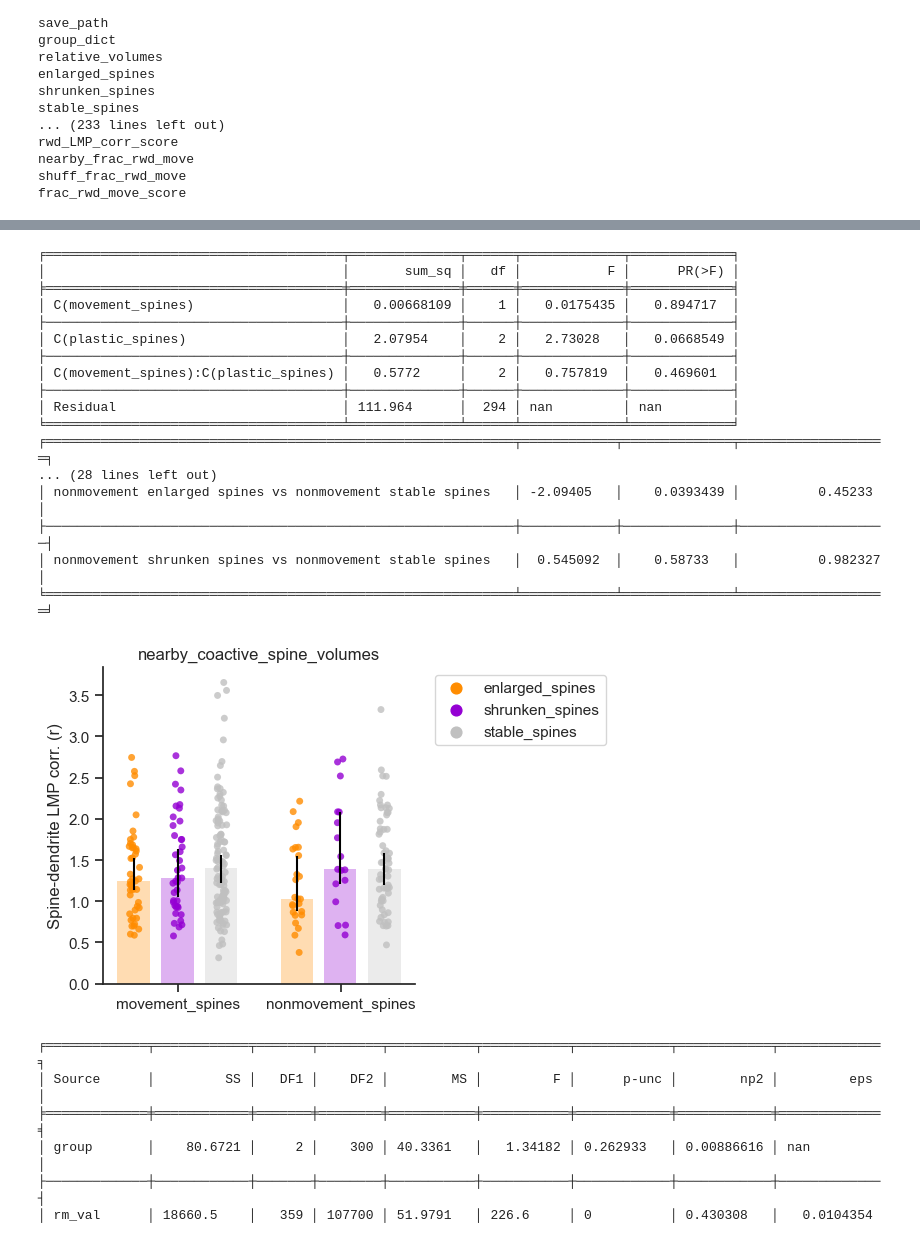
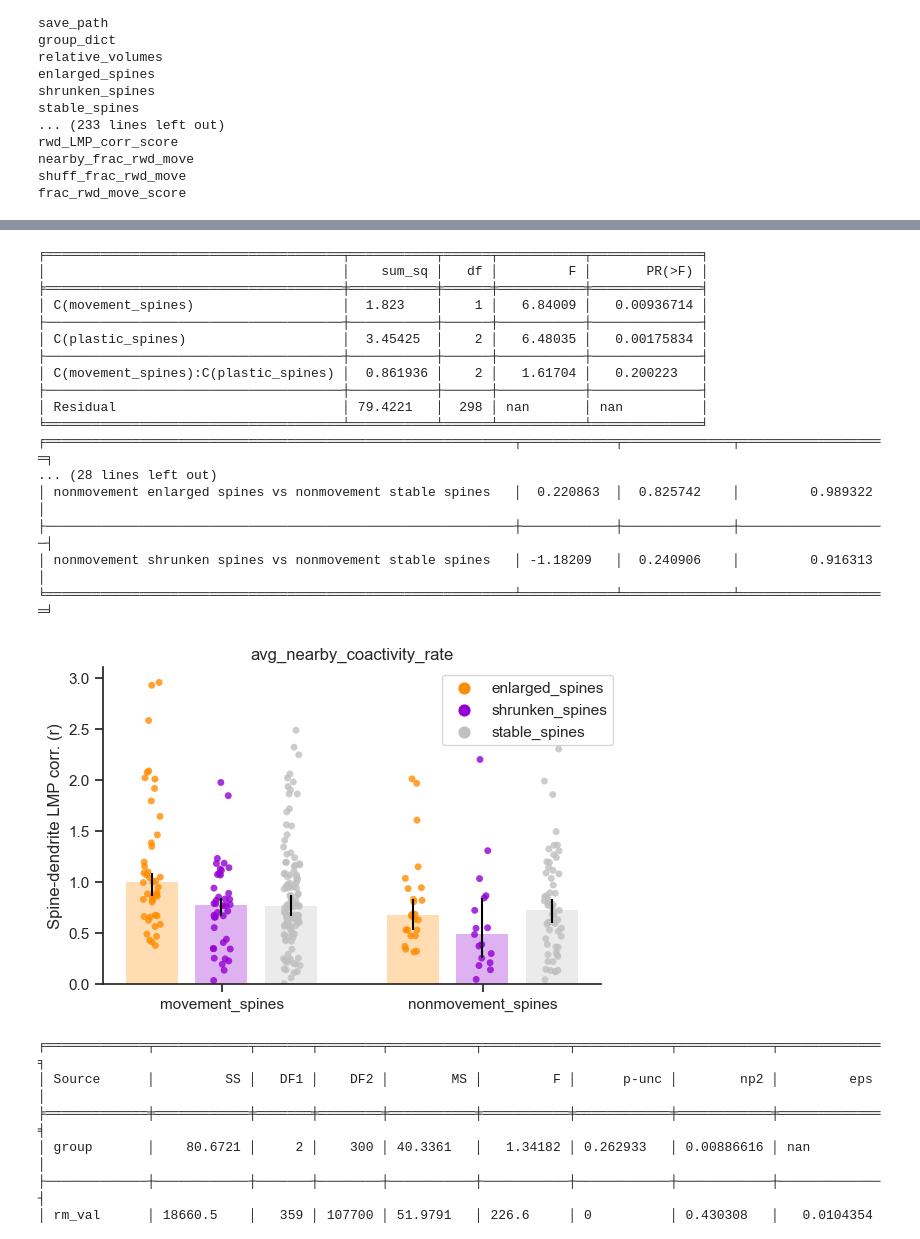
Before and after one commit to wjakewright/Lab_Analyses, a Jupyter notebook: Lab_Analyses/Spine_Analysis/Batch_Coactivity_Analysis.ipynb, the cells around one changed output, grey strips where cells are left out. Saved outputs shown, nothing was run; the diff lists cells and outputs as text; code cells hidden in the pictures.

```diff
--- a/Lab_Analyses/Spine_Analysis/Batch_Coactivity_Analysis.ipynb
+++ b/Lab_Analyses/Spine_Analysis/Batch_Coactivity_Analysis.ipynb
@@ -383,46 +383,46 @@ F statistic: 4.807750710591661     p_value: 0.09036706932785704
 # %%
 
 plot_data.plot_multi_group_scatter_plots(
-    variable_name="nearby_coactive_spine_volumes",
+    variable_name="avg_nearby_coactivity_rate",
     group_type="movement_spines",
     subgroup_type="plastic_spines",
     mean_type="median",
     err_type="CI",
     figsize=(6,4),
     ytitle="Spine-dendrite LMP corr. (r)",
     ylim=None,
     s_colors=["darkorange", "darkviolet", "silver"],
     s_alpha=0.8,
     s_size=5,
     b_colors=["darkorange", "darkviolet", "silver"],
     b_edgecolors="black",
     b_err_colors="black",
     b_width=0.2,
     b_linewidth=0,
     b_alpha=0.3,
     test_method="holm-sidak",
     save=False,
     save_path=figure_path,
 )
 # %% [output]
-╒══════════════════════════════════════╤══════════════╤══════╤═════════════╤═════════════╕
-│                                      │       sum_sq │   df │           F │      PR(>F) │
-╞══════════════════════════════════════╪══════════════╪══════╪═════════════╪═════════════╡
-│ C(movement_spines)                   │   0.00668109 │    1 │   0.0175435 │   0.894717  │
-├──────────────────────────────────────┼──────────────┼──────┼─────────────┼─────────────┤
-│ C(plastic_spines)                    │   2.07954    │    2 │   2.73028   │   0.0668549 │
-├──────────────────────────────────────┼──────────────┼──────┼─────────────┼─────────────┤
-│ C(movement_spines):C(plastic_spines) │   0.5772     │    2 │   0.757819  │   0.469601  │
-├──────────────────────────────────────┼──────────────┼──────┼─────────────┼─────────────┤
-│ Residual                             │ 111.964      │  294 │ nan         │ nan         │
-╘══════════════════════════════════════╧══════════════╧══════╧═════════════╧═════════════╛
+╒══════════════════════════════════════╤═══════════╤══════╤═══════════╤══════════════╕
+│                                      │    sum_sq │   df │         F │       PR(>F) │
+╞══════════════════════════════════════╪═══════════╪══════╪═══════════╪══════════════╡
+│ C(movement_spines)                   │  1.823    │    1 │   6.84009 │   0.00936714 │
+├──────────────────────────────────────┼───────────┼──────┼───────────┼──────────────┤
+│ C(plastic_spines)                    │  3.45425  │    2 │   6.48035 │   0.00175834 │
+├──────────────────────────────────────┼───────────┼──────┼───────────┼──────────────┤
+│ C(movement_spines):C(plastic_spines) │  0.861936 │    2 │   1.61704 │   0.200223   │
+├──────────────────────────────────────┼───────────┼──────┼───────────┼──────────────┤
+│ Residual                             │ 79.4221   │  298 │ nan       │ nan          │
+╘══════════════════════════════════════╧═══════════╧══════╧═══════════╧══════════════╛
 ╒════════════════════════════════════════════════════════════╤════════════╤══════════════╤═══════════════════╕
 ... (28 lines left out)
-│ nonmovement enlarged spines vs nonmovement stable spines   │ -2.09405   │    0.0393439 │          0.45233  │
+│ nonmovement enlarged spines vs nonmovement stable spines   │  0.220863  │  0.825742    │         0.989322  │
 ├────────────────────────────────────────────────────────────┼────────────┼──────────────┼───────────────────┤
-│ nonmovement shrunken spines vs nonmovement stable spines   │  0.545092  │    0.58733   │          0.982327 │
+│ nonmovement shrunken spines vs nonmovement stable spines   │ -1.18209   │  0.240906    │         0.916313  │
 ╘════════════════════════════════════════════════════════════╧════════════╧══════════════╧═══════════════════╛
-[figure, old version]
+[figure, new version]
 # %%
 plot_data.plot_group_spine_mean_traces(
     group_type="plastic_spines",
```
Also changed, not shown: parts of 4 cells of this notebook.
